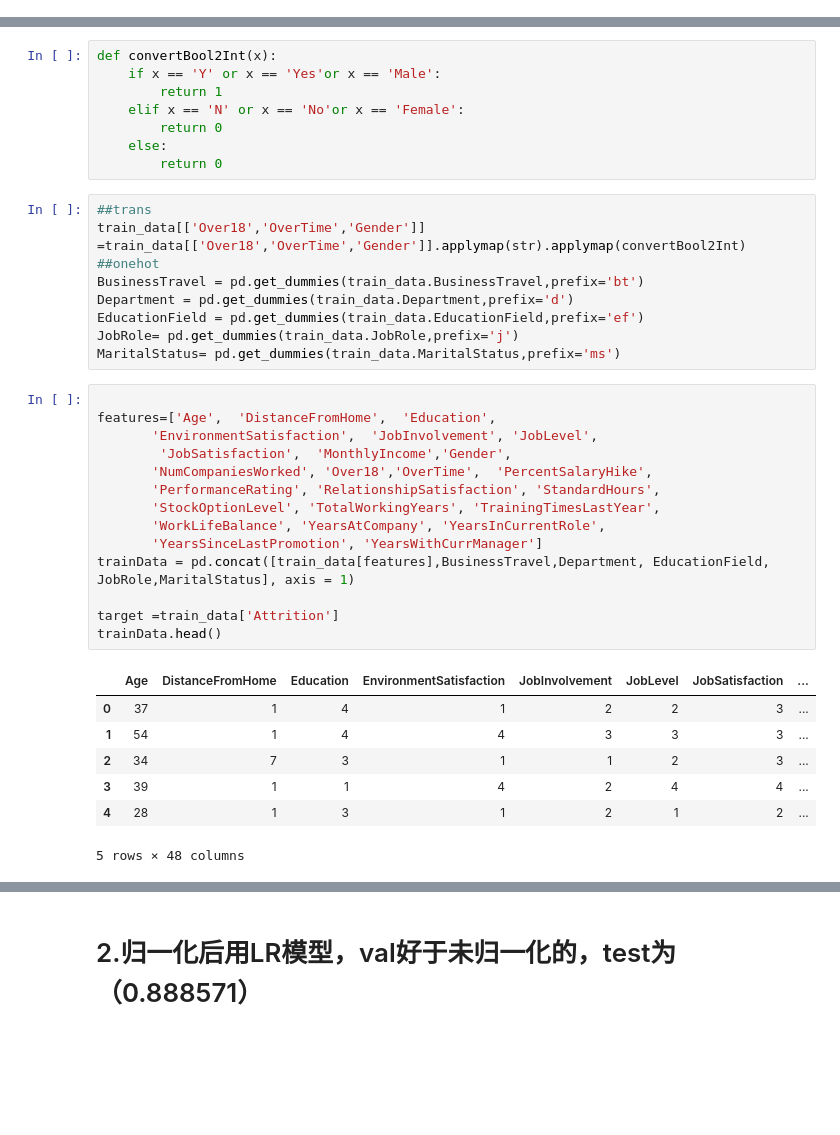
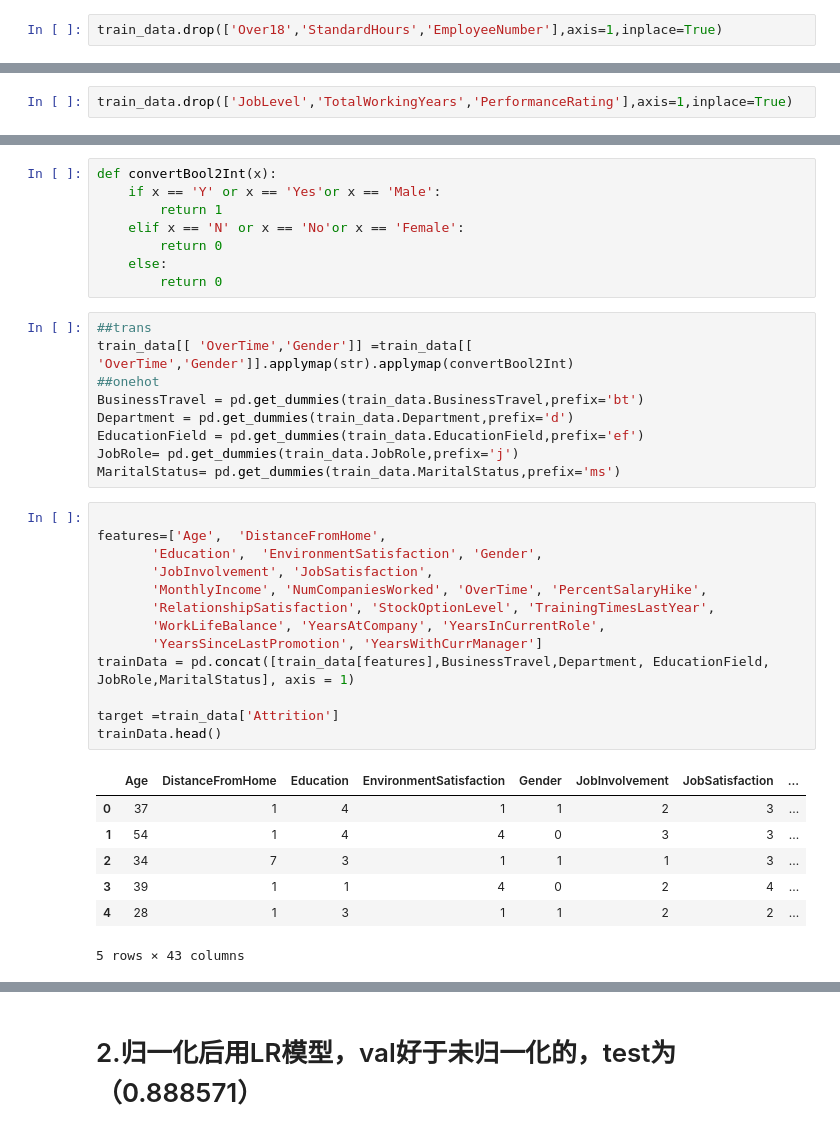
Before and after one commit to dreamingfish2011/ml_dl, a Jupyter notebook: ml/classify/quit/quit.ipynb, the cells around one changed output, grey strips where cells are left out. Cells and saved outputs as stored; diff of their text form; blank space fills up the shorter version.

```diff
--- a/ml/classify/quit/quit.ipynb
+++ b/ml/classify/quit/quit.ipynb
@@ -25,0 +40,2 @@ train_data[['Over18','OverTime','Gender']][1:5]
+# %%
+train_data.drop(['Over18','StandardHours','EmployeeNumber'],axis=1,inplace=True)
@@ -25,0 +54,2 @@ train_data[['Over18','OverTime','Gender']][1:5]
+# %%
+train_data.drop(['JobLevel','TotalWorkingYears','PerformanceRating'],axis=1,inplace=True)
@@ -33,7 +137,7 @@ def convertBool2Int(x):
         return 0
 # %%
 ##trans
-train_data[['Over18','OverTime','Gender']] =train_data[['Over18','OverTime','Gender']].applymap(str).applymap(convertBool2Int)
+train_data[[ 'OverTime','Gender']] =train_data[[ 'OverTime','Gender']].applymap(str).applymap(convertBool2Int)
 ##onehot
 BusinessTravel = pd.get_dummies(train_data.BusinessTravel,prefix='bt')
 Department = pd.get_dummies(train_data.Department,prefix='d')
@@ -42,26 +146,25 @@ JobRole= pd.get_dummies(train_data.JobRole,prefix='j')
 MaritalStatus= pd.get_dummies(train_data.MaritalStatus,prefix='ms')
 # %%
 
-features=['Age',  'DistanceFromHome',  'Education',
-       'EnvironmentSatisfaction',  'JobInvolvement', 'JobLevel',
-        'JobSatisfaction',  'MonthlyIncome','Gender',
-       'NumCompaniesWorked', 'Over18','OverTime',  'PercentSalaryHike',
-       'PerformanceRating', 'RelationshipSatisfaction', 'StandardHours',
-       'StockOptionLevel', 'TotalWorkingYears', 'TrainingTimesLastYear',
+features=['Age',  'DistanceFromHome',
+       'Education',  'EnvironmentSatisfaction', 'Gender',
+       'JobInvolvement', 'JobSatisfaction',
+       'MonthlyIncome', 'NumCompaniesWorked', 'OverTime', 'PercentSalaryHike',
+       'RelationshipSatisfaction', 'StockOptionLevel', 'TrainingTimesLastYear',
        'WorkLifeBalance', 'YearsAtCompany', 'YearsInCurrentRole',
        'YearsSinceLastPromotion', 'YearsWithCurrManager']
 trainData = pd.concat([train_data[features],BusinessTravel,Department, EducationField, JobRole,MaritalStatus], axis = 1)
 
 target =train_data['Attrition']
 trainData.head()
 # %% [output]
-|  | Age | DistanceFromHome | Education | EnvironmentSatisfaction | JobInvolvement | JobLevel | JobSatisfaction | ... |
-| 0 | 37 | 1 | 4 | 1 | 2 | 2 | 3 | ... |
-| 1 | 54 | 1 | 4 | 4 | 3 | 3 | 3 | ... |
-| 2 | 34 | 7 | 3 | 1 | 1 | 2 | 3 | ... |
-| 3 | 39 | 1 | 1 | 4 | 2 | 4 | 4 | ... |
-| 4 | 28 | 1 | 3 | 1 | 2 | 1 | 2 | ... |
+|  | Age | DistanceFromHome | Education | EnvironmentSatisfaction | Gender | JobInvolvement | JobSatisfaction | ... |
+| 0 | 37 | 1 | 4 | 1 | 1 | 2 | 3 | ... |
+| 1 | 54 | 1 | 4 | 4 | 0 | 3 | 3 | ... |
+| 2 | 34 | 7 | 3 | 1 | 1 | 1 | 3 | ... |
+| 3 | 39 | 1 | 1 | 4 | 0 | 2 | 4 | ... |
+| 4 | 28 | 1 | 3 | 1 | 1 | 2 | 2 | ... |
-5 rows × 48 columns
+5 rows × 43 columns
 # %%
 trainData.columns
 # %% [output]
```
Also changed, not shown: parts of 46 cells of this notebook.
